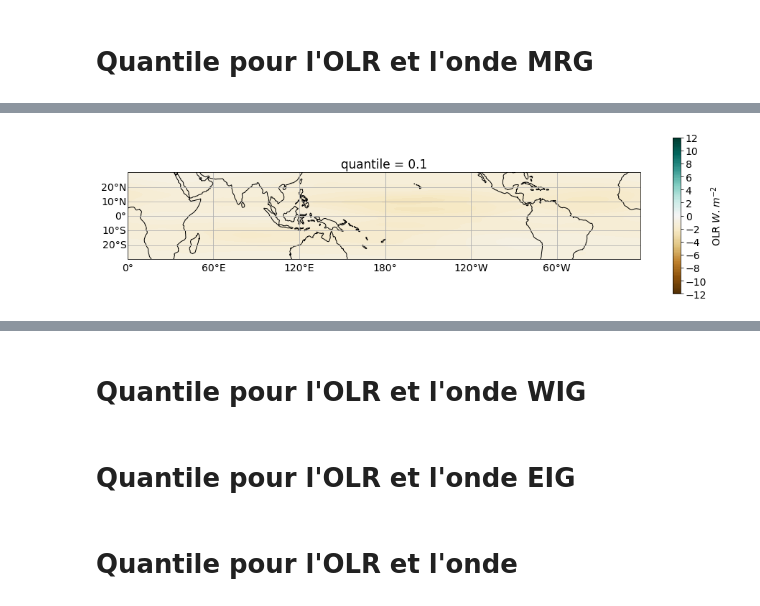
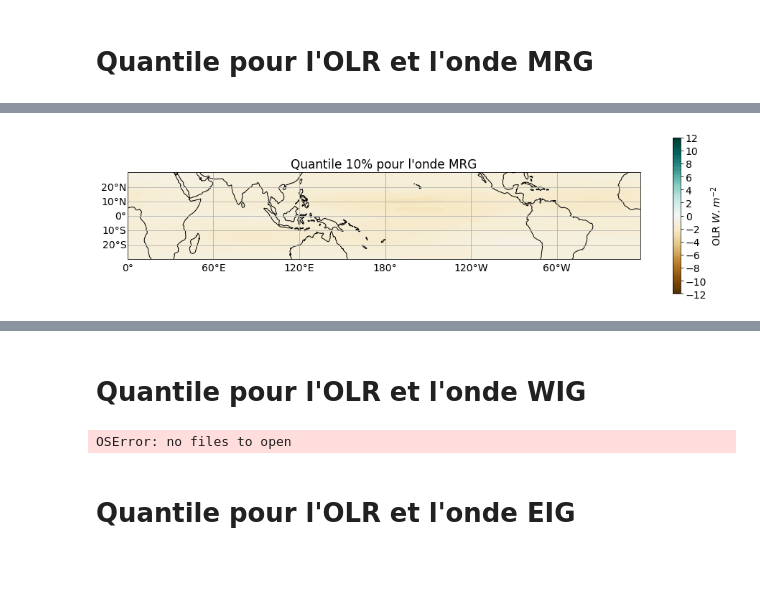
Before and after one commit to durandy86/TOWEL, a Jupyter notebook: ANALYSIS/QUANTILE/QUANTILE_TCWV.ipynb, the cells around one changed output, grey strips where cells are left out. Cells and saved outputs as stored; diff of their text form; code cells hidden in the pictures; blank space fills up the shorter version.

```diff
--- a/ANALYSIS/QUANTILE/QUANTILE_TCWV.ipynb
+++ b/ANALYSIS/QUANTILE/QUANTILE_TCWV.ipynb
@@ -824,12 +842,9 @@ for q in quantile :
     datasets.append(ds)
 ds_quan = xr.concat(datasets , dim ='quantile')
 ds_quan
-
-
-
 plt.rc("figure", figsize=(16,4))
 cmap ='BrBG'
-vmin , vmax = -12,12
+vmin , vmax = -12, 12
 colorbar = {'label': 'OLR $W.m^{-2}$',
             'orientation': 'vertical' , 'ticks': np.arange(vmin,vmax+0.1,2),
             'extend' : 'max'}
@@ -848,6 +863,7 @@ axis.coastlines()
 gl = axis.gridlines(draw_labels=True)
 gl.top_labels = False
 gl.right_labels = False
+plt.title('Quantile 1% pour l\'onde '+ wave)
 plt.savefig('/cnrm/tropics/commun/DATACOMMUN/WAVE/RAPPORT/FIGURES/Propre/Rapport/Chapter3/QUANTILE/TCWV/'
             + wave + '_Q01.png')
 plt.show()
@@ -866,6 +882,7 @@ axis.coastlines()
 gl = axis.gridlines(draw_labels=True)
 gl.top_labels = False
 gl.right_labels = False
+plt.title('Quantile 10% pour l\'onde '+ wave)
 plt.savefig('/cnrm/tropics/commun/DATACOMMUN/WAVE/RAPPORT/FIGURES/Propre/Rapport/Chapter3/QUANTILE/TCWV/'
             + wave + '_Q10.png')
 plt.show()
@@ -884,6 +901,7 @@ axis.gridlines(draw_labels=True)
 gl = axis.gridlines(draw_labels=True)
 gl.top_labels = False
 gl.right_labels = False
+plt.title('Quantile 25% pour l\'onde '+ wave)
 plt.savefig('/cnrm/tropics/commun/DATACOMMUN/WAVE/RAPPORT/FIGURES/Propre/Rapport/Chapter3/QUANTILE/TCWV/'
             + wave + '_Q25.png')
 plt.show()
@@ -902,6 +920,7 @@ axis.gridlines(draw_labels=True)
 gl = axis.gridlines(draw_labels=True)
 gl.top_labels = False
 gl.right_labels = False
+plt.title('Quantile 50% pour l\'onde '+ wave)
 plt.savefig('/cnrm/tropics/commun/DATACOMMUN/WAVE/RAPPORT/FIGURES/Propre/Rapport/Chapter3/QUANTILE/TCWV/'
             + wave + '_Q50.png')
 plt.show()
@@ -920,6 +939,8 @@ axis.gridlines(draw_labels=True)
 gl = axis.gridlines(draw_labels=True)
 gl.top_labels = False
 gl.right_labels = False
+plt.title('Quantile 75% pour l\'onde '+ wave)
+
 plt.savefig('/cnrm/tropics/commun/DATACOMMUN/WAVE/RAPPORT/FIGURES/Propre/Rapport/Chapter3/QUANTILE/TCWV/'
             + wave + '_Q75.png')
 plt.show()
@@ -938,6 +959,8 @@ axis.gridlines(draw_labels=True)
 gl = axis.gridlines(draw_labels=True)
 gl.top_labels = False
 gl.right_labels = False
+plt.title('Quantile 90% pour l\'onde '+ wave)
+
 plt.savefig('/cnrm/tropics/commun/DATACOMMUN/WAVE/RAPPORT/FIGURES/Propre/Rapport/Chapter3/QUANTILE/TCWV/'
             + wave + '_Q90.png')
 plt.show()
@@ -956,6 +979,8 @@ axis.gridlines(draw_labels=True)
 gl = axis.gridlines(draw_labels=True)
 gl.top_labels = False
 gl.right_labels = False
+plt.title('Quantile 99% pour l\'onde '+ wave)
+
 plt.savefig('/cnrm/tropics/commun/DATACOMMUN/WAVE/RAPPORT/FIGURES/Propre/Rapport/Chapter3/QUANTILE/TCWV/'
             + wave + '_Q99.png')
 plt.show()
@@ -984,7 +1009,7 @@ axis.gridlines(draw_labels=True)
 gl = axis.gridlines(draw_labels=True)
 gl.top_labels = False
 gl.right_labels = False
-plt.title('Ecart interquantile 99%-1% pour '+ wave)
+plt.title('Ecart interquantile 99%-1% pour l\'onde '+ wave)
 plt.savefig('/cnrm/tropics/commun/DATACOMMUN/WAVE/RAPPORT/FIGURES/Propre/Rapport/Chapter3/QUANTILE/TCWV/'
             + wave + '_DIFF.png')
 # %% [output]
@@ -992 +1017 @@ plt.savefig('/cnrm/tropics/commun/DATACOMMUN/WAVE/RAPPORT/FIGURES/Propre/Rapport
-[figure, old version]
+[figure, new version]
@@ -1007,12 +1032,9 @@ for q in quantile :
     datasets.append(ds)
 ds_quan = xr.concat(datasets , dim ='quantile')
 ds_quan
-
-
-
 plt.rc("figure", figsize=(16,4))
 cmap ='BrBG'
-vmin , vmax = -10, 10
+vmin , vmax = -12, 12
 colorbar = {'label': 'OLR $W.m^{-2}$',
             'orientation': 'vertical' , 'ticks': np.arange(vmin,vmax+0.1,2),
             'extend' : 'max'}
@@ -1031,6 +1053,7 @@ axis.coastlines()
 gl = axis.gridlines(draw_labels=True)
 gl.top_labels = False
 gl.right_labels = False
+plt.title('Quantile 1% pour l\'onde'+ wave)
 plt.savefig('/cnrm/tropics/commun/DATACOMMUN/WAVE/RAPPORT/FIGURES/Propre/Rapport/Chapter3/QUANTILE/TCWV/'
             + wave + '_Q01.png')
 plt.show()
@@ -1049,6 +1072,7 @@ axis.coastlines()
 gl = axis.gridlines(draw_labels=True)
 gl.top_labels = False
 gl.right_labels = False
+plt.title('Quantile 10% pour l\'onde'+ wave)
 plt.savefig('/cnrm/tropics/commun/DATACOMMUN/WAVE/RAPPORT/FIGURES/Propre/Rapport/Chapter3/QUANTILE/TCWV/'
             + wave + '_Q10.png')
 plt.show()
@@ -1067,6 +1091,7 @@ axis.gridlines(draw_labels=True)
 gl = axis.gridlines(draw_labels=True)
 gl.top_labels = False
 gl.right_labels = False
+plt.title('Quantile 25% pour l\'onde'+ wave)
 plt.savefig('/cnrm/tropics/commun/DATACOMMUN/WAVE/RAPPORT/FIGURES/Propre/Rapport/Chapter3/QUANTILE/TCWV/'
             + wave + '_Q25.png')
 plt.show()
@@ -1085,6 +1110,7 @@ axis.gridlines(draw_labels=True)
 gl = axis.gridlines(draw_labels=True)
 gl.top_labels = False
 gl.right_labels = False
+plt.title('Quantile 50% pour l\'onde'+ wave)
 plt.savefig('/cnrm/tropics/commun/DATACOMMUN/WAVE/RAPPORT/FIGURES/Propre/Rapport/Chapter3/QUANTILE/TCWV/'
             + wave + '_Q50.png')
 plt.show()
@@ -1103,6 +1129,8 @@ axis.gridlines(draw_labels=True)
 gl = axis.gridlines(draw_labels=True)
 gl.top_labels = False
 gl.right_labels = False
+plt.title('Quantile 75% pour l\'onde'+ wave)
+
 plt.savefig('/cnrm/tropics/commun/DATACOMMUN/WAVE/RAPPORT/FIGURES/Propre/Rapport/Chapter3/QUANTILE/TCWV/'
             + wave + '_Q75.png')
 plt.show()
@@ -1121,6 +1149,8 @@ axis.gridlines(draw_labels=True)
 gl = axis.gridlines(draw_labels=True)
 gl.top_labels = False
 gl.right_labels = False
+plt.title('Quantile 90% pour l\'onde'+ wave)
+
 plt.savefig('/cnrm/tropics/commun/DATACOMMUN/WAVE/RAPPORT/FIGURES/Propre/Rapport/Chapter3/QUANTILE/TCWV/'
             + wave + '_Q90.png')
 plt.show()
@@ -1139,6 +1169,8 @@ axis.gridlines(draw_labels=True)
 gl = axis.gridlines(draw_labels=True)
 gl.top_labels = False
 gl.right_labels = False
+plt.title('Quantile 99% pour l\'onde'+ wave)
+
 plt.savefig('/cnrm/tropics/commun/DATACOMMUN/WAVE/RAPPORT/FIGURES/Propre/Rapport/Chapter3/QUANTILE/TCWV/'
             + wave + '_Q99.png')
 plt.show()
@@ -1147,7 +1179,7 @@ plt.show()
 #############################################################################################
 #############################################################################################
 #############################################################################################
-vmin , vmax = 0, 30
+vmin , vmax = 0, 20
 cmap = 'viridis'
 colorbar = {'label': 'OLR $W.m^{-2}$',
             'orientation': 'vertical' , 'ticks': np.arange(vmin,vmax+0.1,5),
@@ -1167,9 +1199,11 @@ axis.gridlines(draw_labels=True)
 gl = axis.gridlines(draw_labels=True)
 gl.top_labels = False
 gl.right_labels = False
-plt.title('Ecart interquantile 99%-1% pour '+ wave)
+plt.title('Ecart interquantile 99%-1% pour l\'onde'+ wave)
 plt.savefig('/cnrm/tropics/commun/DATACOMMUN/WAVE/RAPPORT/FIGURES/Propre/Rapport/Chapter3/QUANTILE/TCWV/'
             + wave + '_DIFF.png')
+# %% [output]
+OSError: no files to open
 # %% [markdown]
 # Quantile pour l'OLR et l'onde EIG
 # %%
@@ -1345,4 +1386,2 @@ plt.title('Ecart interquantile 99%-1% pour '+ wave)
 plt.savefig('/cnrm/tropics/commun/DATACOMMUN/WAVE/RAPPORT/FIGURES/Propre/Rapport/Chapter3/QUANTILE/TCWV/'
             + wave + '_DIFF.png')
-# %% [markdown]
-# Quantile pour l'OLR et l'onde
```
Also changed, not shown: parts of 8 cells of this notebook, 27 other files.
